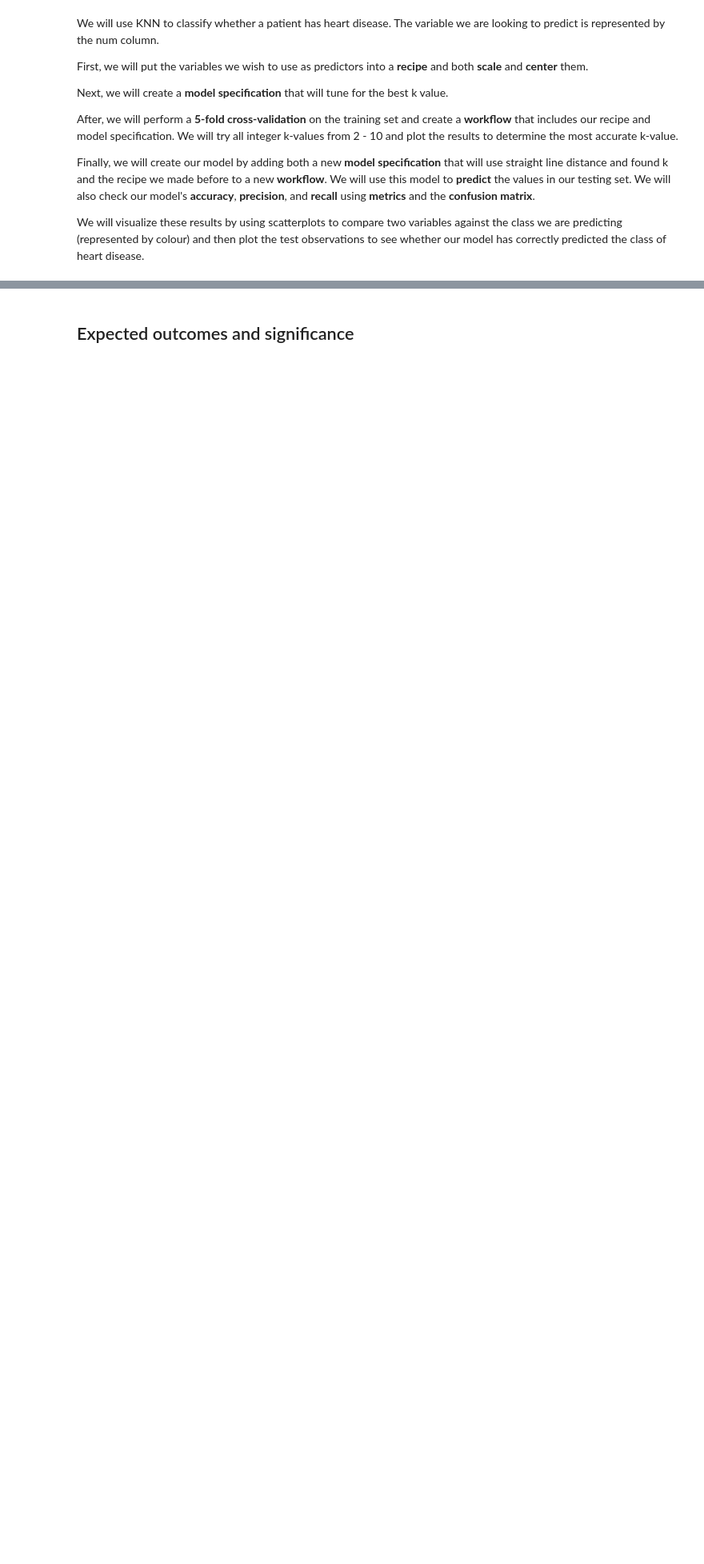
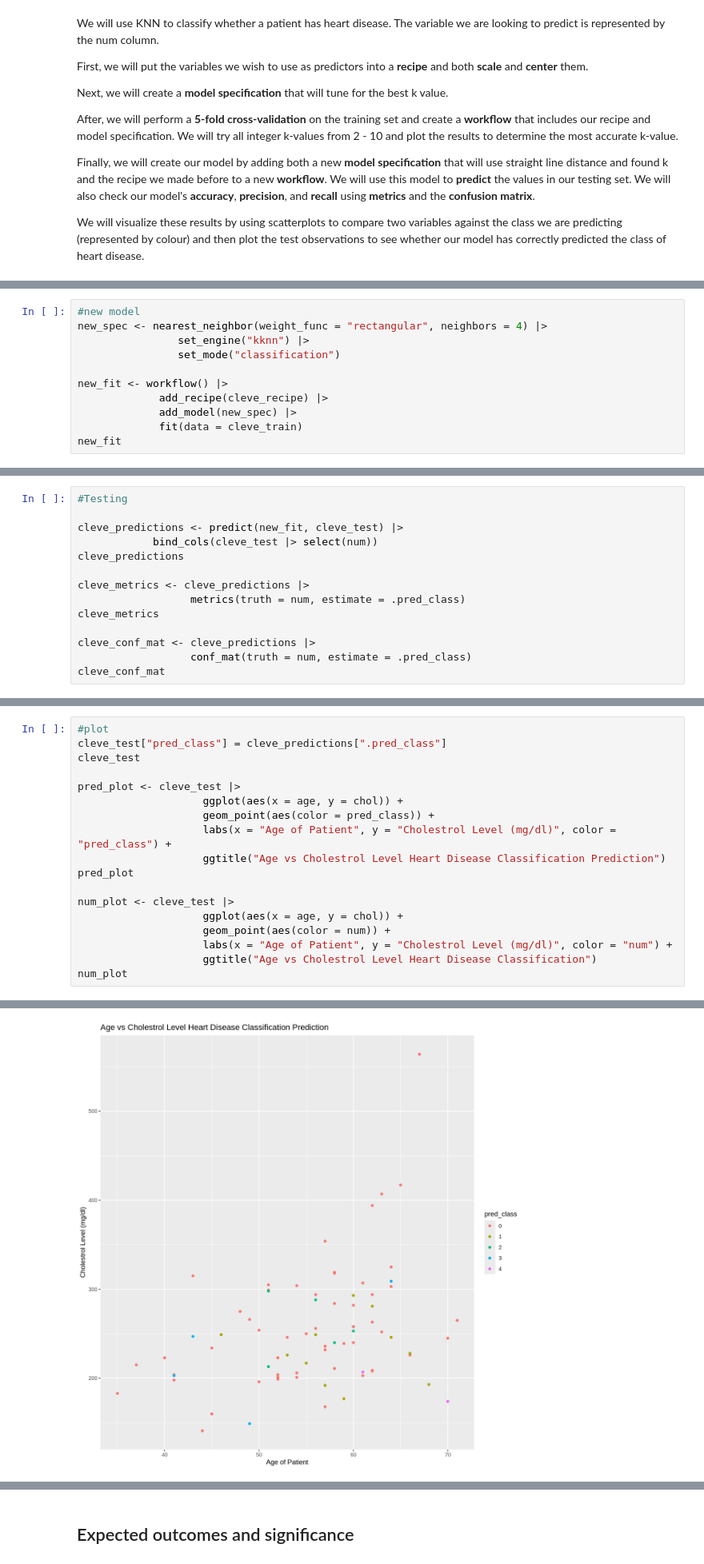
Before and after one commit to xiangxichen11/DSCI-100-project-group-29, a Jupyter notebook: group_proposal.ipynb, the cells around one changed output, grey strips where cells are left out. Shown at 80% size. Saved outputs shown, nothing was run; the diff lists cells and outputs as text; blank space fills up the shorter version.

```diff
--- a/group_proposal.ipynb
+++ b/group_proposal.ipynb
@@ -158,0 +214,11 @@ We will visualize these results by using scatterplots to compare two variables a
+# %%
+#new model
+new_spec <- nearest_neighbor(weight_func = "rectangular", neighbors = 4) |>
+                set_engine("kknn") |>
+                set_mode("classification")
+
+new_fit <- workflow() |>
+             add_recipe(cleve_recipe) |>
+             add_model(new_spec) |>
+             fit(data = cleve_train)
+new_fit
@@ -158,0 +245,14 @@ We will visualize these results by using scatterplots to compare two variables a
+# %%
+#Testing
+
+cleve_predictions <- predict(new_fit, cleve_test) |>
+            bind_cols(cleve_test |> select(num))
+cleve_predictions
+
+cleve_metrics <- cleve_predictions |>
+                  metrics(truth = num, estimate = .pred_class)
+cleve_metrics
+
+cleve_conf_mat <- cleve_predictions |>
+                  conf_mat(truth = num, estimate = .pred_class)
+cleve_conf_mat
@@ -158,0 +282,19 @@ We will visualize these results by using scatterplots to compare two variables a
+# %%
+#plot
+cleve_test["pred_class"] = cleve_predictions[".pred_class"]
+cleve_test
+
+pred_plot <- cleve_test |>
+                    ggplot(aes(x = age, y = chol)) +
+                    geom_point(aes(color = pred_class)) +
+                    labs(x = "Age of Patient", y = "Cholestrol Level (mg/dl)", color = "pred_class") +
+                    ggtitle("Age vs Cholestrol Level Heart Disease Classification Prediction")
+pred_plot
+
+num_plot <- cleve_test |>
+                    ggplot(aes(x = age, y = chol)) +
+                    geom_point(aes(color = num)) +
+                    labs(x = "Age of Patient", y = "Cholestrol Level (mg/dl)", color = "num") +
+                    ggtitle("Age vs Cholestrol Level Heart Disease Classification")
+num_plot
+# %% [output]
@@ -158,0 +311 @@ We will visualize these results by using scatterplots to compare two variables a
+[figure, added]
```
Also changed, not shown: parts of 12 cells of this notebook.
